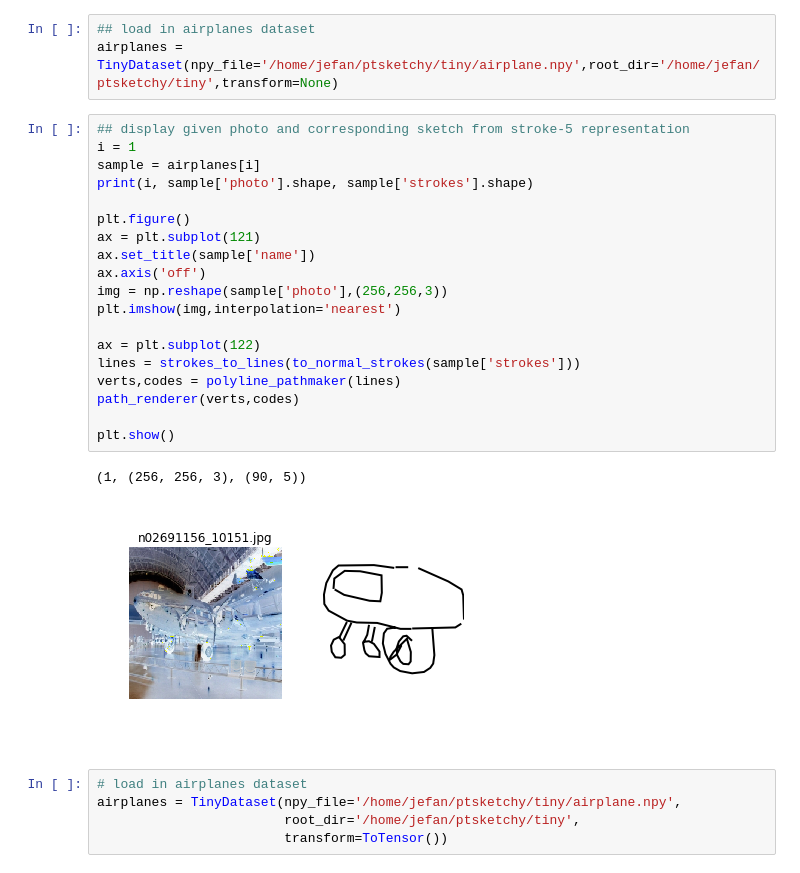
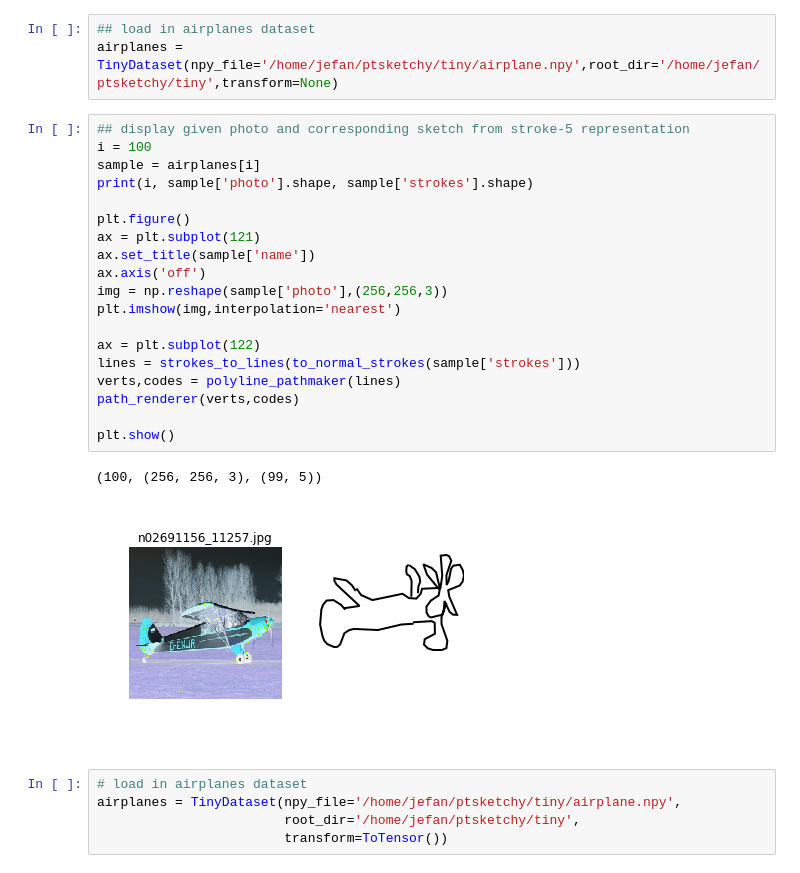
Before and after one commit to judithfan/pix2svg, a Jupyter notebook: tf_sketchy.ipynb, the cells around one changed output. Drawn from its saved outputs; the diff is of its cells as text.

```diff
--- a/tf_sketchy.ipynb
+++ b/tf_sketchy.ipynb
@@ -153,26 +155,26 @@ LICENSE  pix2svg/  README.md  sketchy/  tf_sketchy.ipynb  tiny/
 airplanes = TinyDataset(npy_file='/home/jefan/ptsketchy/tiny/airplane.npy',root_dir='/home/jefan/ptsketchy/tiny',transform=None)
 # %%
 ## display given photo and corresponding sketch from stroke-5 representation
-i = 1
+i = 100
 sample = airplanes[i]
 print(i, sample['photo'].shape, sample['strokes'].shape)
 
 plt.figure()
 ax = plt.subplot(121)
 ax.set_title(sample['name'])
 ax.axis('off')
 img = np.reshape(sample['photo'],(256,256,3))
 plt.imshow(img,interpolation='nearest')
 
 ax = plt.subplot(122)
 lines = strokes_to_lines(to_normal_strokes(sample['strokes']))
 verts,codes = polyline_pathmaker(lines)
 path_renderer(verts,codes)
 
 plt.show()
 # %% [output]
-(1, (256, 256, 3), (90, 5))
+(100, (256, 256, 3), (99, 5))
-[figure, old version]
+[figure, new version]
 # %%
 # load in airplanes dataset
 airplanes = TinyDataset(npy_file='/home/jefan/ptsketchy/tiny/airplane.npy',
```
Also changed, not shown: parts of 7 cells of this notebook.
